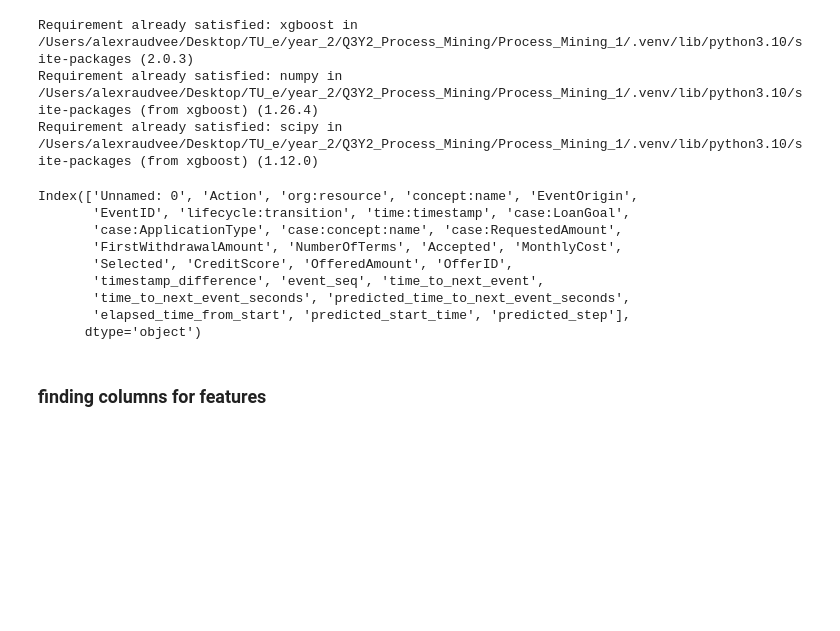
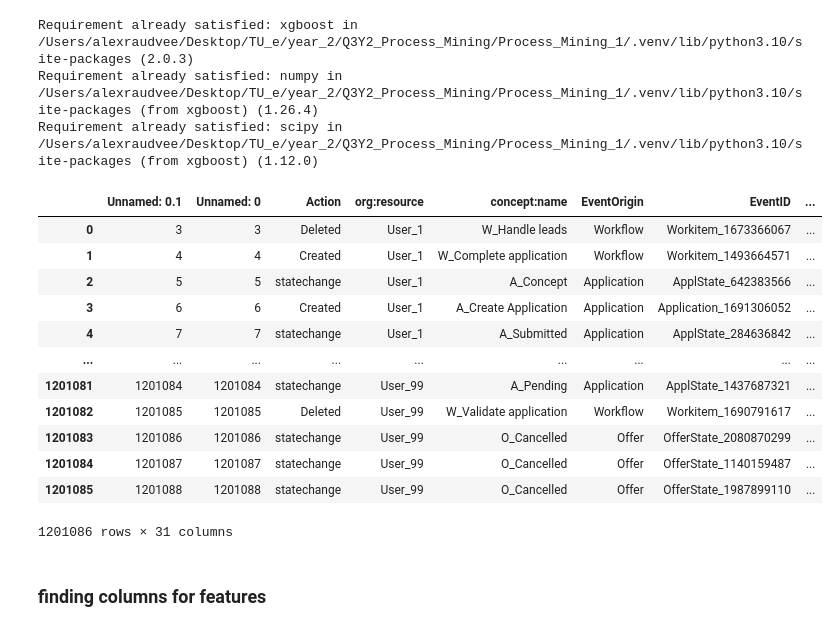
Before and after one commit to AlexRaudvee/Process_Mining_1, a Jupyter notebook: Sprint_2/XGboost_2017.ipynb, the cells around one changed output. Saved outputs shown, nothing was run; the diff lists cells and outputs as text; code cells hidden in the pictures; blank space fills up the shorter version.

```diff
--- a/Sprint_2/XGboost_2017.ipynb
+++ b/Sprint_2/XGboost_2017.ipynb
@@ -25,15 +25,19 @@ df_2017 = pd.read_csv('/Users/alexraudvee/Desktop/TU_e/year_2/Q3Y2_Process_Minin
 # %%
-df_2017.columns
+df_2017
 # %% [output]
+|  | Unnamed: 0.1 | Unnamed: 0 | Action | org:resource | concept:name | EventOrigin | EventID | ... |
+| 0 | 3 | 3 | Deleted | User_1 | W_Handle leads | Workflow | Workitem_1673366067 | ... |
+| 1 | 4 | 4 | Created | User_1 | W_Complete application | Workflow | Workitem_1493664571 | ... |
+| 2 | 5 | 5 | statechange | User_1 | A_Concept | Application | ApplState_642383566 | ... |
+| 3 | 6 | 6 | Created | User_1 | A_Create Application | Application | Application_1691306052 | ... |
+| 4 | 7 | 7 | statechange | User_1 | A_Submitted | Application | ApplState_284636842 | ... |
+| ... | ... | ... | ... | ... | ... | ... | ... | ... |
+| 1201081 | 1201084 | 1201084 | statechange | User_99 | A_Pending | Application | ApplState_1437687321 | ... |
+| 1201082 | 1201085 | 1201085 | Deleted | User_99 | W_Validate application | Workflow | Workitem_1690791617 | ... |
+| 1201083 | 1201086 | 1201086 | statechange | User_99 | O_Cancelled | Offer | OfferState_2080870299 | ... |
+| 1201084 | 1201087 | 1201087 | statechange | User_99 | O_Cancelled | Offer | OfferState_1140159487 | ... |
+| 1201085 | 1201088 | 1201088 | statechange | User_99 | O_Cancelled | Offer | OfferState_1987899110 | ... |
-Index(['Unnamed: 0', 'Action', 'org:resource', 'concept:name', 'EventOrigin',
-       'EventID', 'lifecycle:transition', 'time:timestamp', 'case:LoanGoal',
-       'case:ApplicationType', 'case:concept:name', 'case:RequestedAmount',
-       'FirstWithdrawalAmount', 'NumberOfTerms', 'Accepted', 'MonthlyCost',
-       'Selected', 'CreditScore', 'OfferedAmount', 'OfferID',
-       'timestamp_difference', 'event_seq', 'time_to_next_event',
-       'time_to_next_event_seconds', 'predicted_time_to_next_event_seconds',
-       'elapsed_time_from_start', 'predicted_start_time', 'predicted_step'],
-      dtype='object')
+1201086 rows × 31 columns
 # %% [markdown]
 ### finding columns for features
 # %%
```
Also changed, not shown: parts of 10 cells of this notebook, 1 other file.
